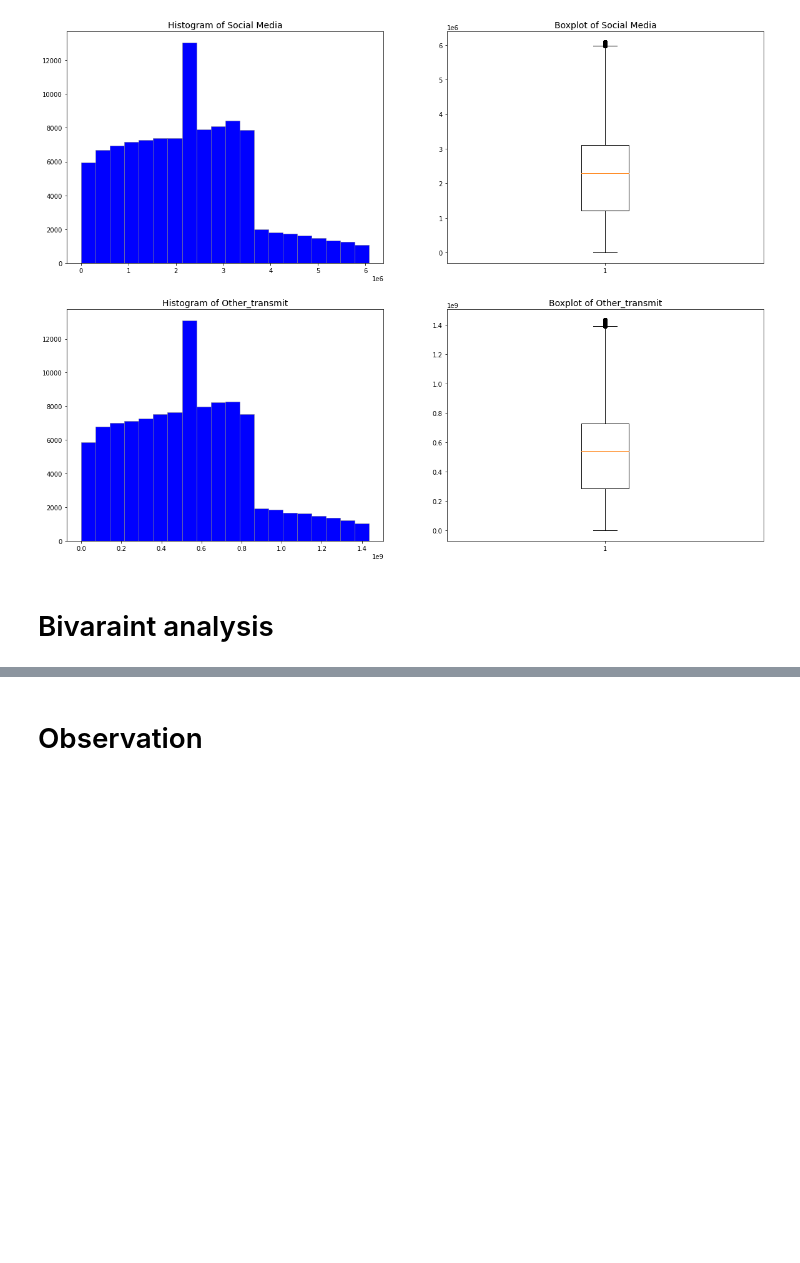
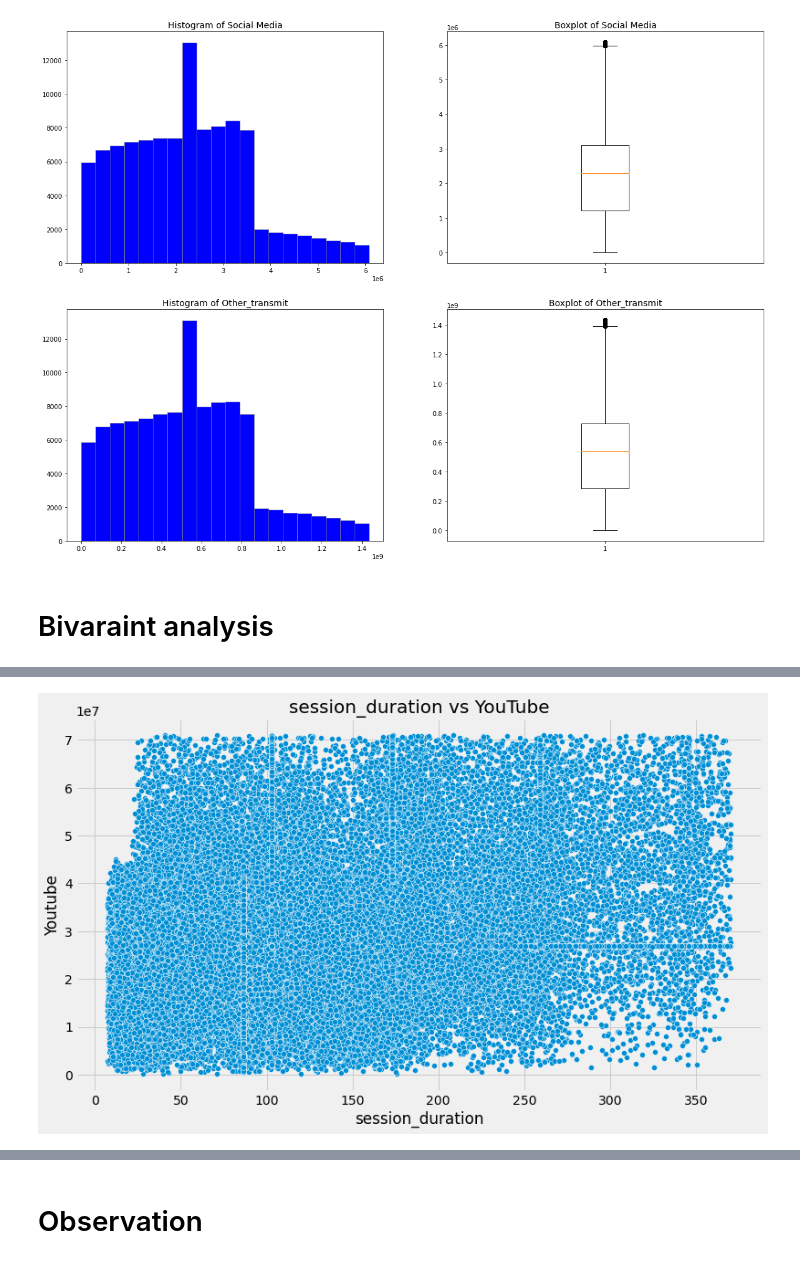
Before and after one commit to dawitasmeroatinafu/DA, a Jupyter notebook: notebooks/User_overview_analysis.ipynb, the cells around one changed output, grey strips where cells are left out. Drawn from its saved outputs; the diff is of its cells as text; code cells hidden in the pictures; blank space fills up the shorter version.

```diff
--- a/notebooks/User_overview_analysis.ipynb
+++ b/notebooks/User_overview_analysis.ipynb
@@ -369,0 +368,4 @@ AttributeError: 'Text' object has no property 'footweight'
+# %%
+mult_plot.plot_scatter(agg_user_data_overview.sample(80000), x_col="session_duration", y_col="Youtube", title="session_duration vs YouTube")
+# %% [output]
+[figure, added]
```
Also changed, not shown: parts of 16 cells of this notebook.
